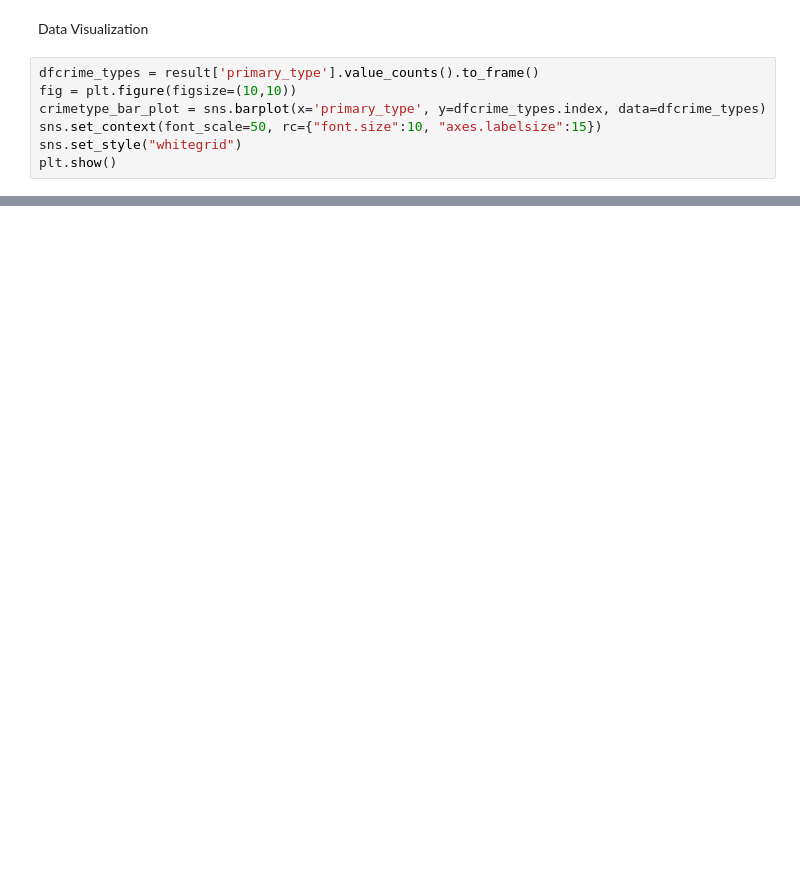
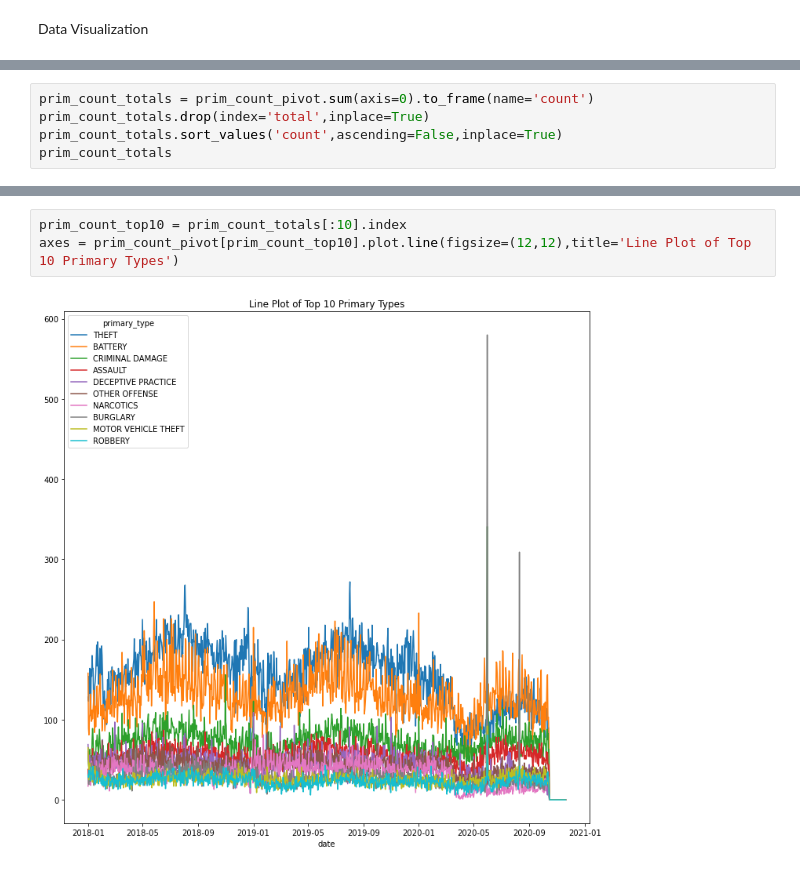
Before and after one commit to ebeiler/Public-Side-Projects-Python-Pandas-APIs-Data-Analytics, a Jupyter notebook: Final Project - Crime and COVID - 19 rates - Chicago - 11282020.ipynb, the cells around one changed output, grey strips where cells are left out. Drawn from its saved outputs; the diff is of its cells as text; blank space fills up the shorter version.

```diff
--- a/Final Project - Crime and COVID - 19 rates - Chicago - 11282020.ipynb
+++ b/Final Project - Crime and COVID - 19 rates - Chicago - 11282020.ipynb
@@ -579,9 +455,2 @@ primcount.to_frame().boxplot()
 # %% [markdown]
 Data Visualization
-# %%
-dfcrime_types = result['primary_type'].value_counts().to_frame()
-fig = plt.figure(figsize=(10,10))
-crimetype_bar_plot = sns.barplot(x='primary_type', y=dfcrime_types.index, data=dfcrime_types)
-sns.set_context(font_scale=50, rc={"font.size":10, "axes.labelsize":15})
-sns.set_style("whitegrid")
-plt.show()
@@ -589,0 +457,5 @@ plt.show()
+# %%
+prim_count_totals = prim_count_pivot.sum(axis=0).to_frame(name='count')
+prim_count_totals.drop(index='total',inplace=True)
+prim_count_totals.sort_values('count',ascending=False,inplace=True)
+prim_count_totals
@@ -589,0 +481,5 @@ plt.show()
+# %%
+prim_count_top10 = prim_count_totals[:10].index
+axes = prim_count_pivot[prim_count_top10].plot.line(figsize=(12,12),title='Line Plot of Top 10 Primary Types')
+# %% [output]
+[figure, added]
```
Also changed, not shown: parts of 80 cells of this notebook.
